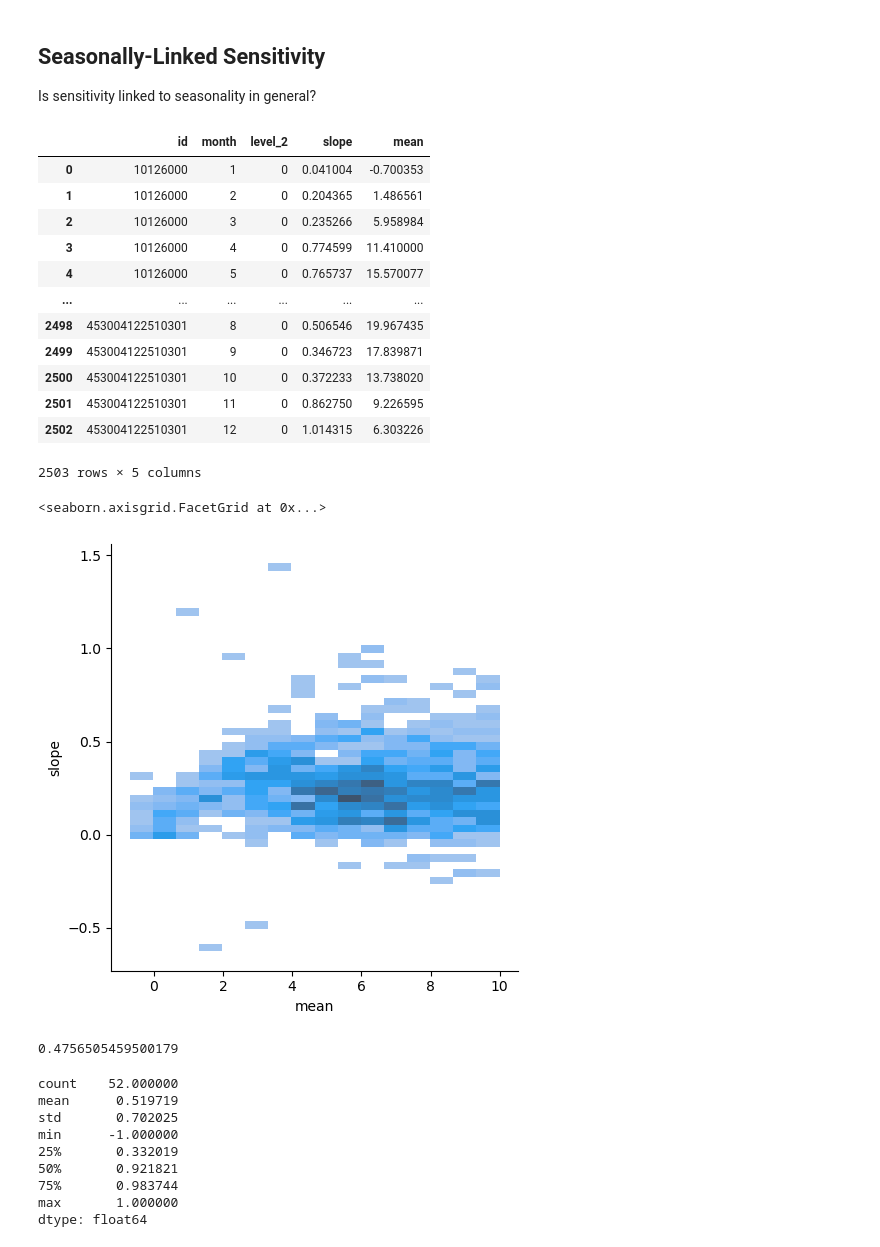
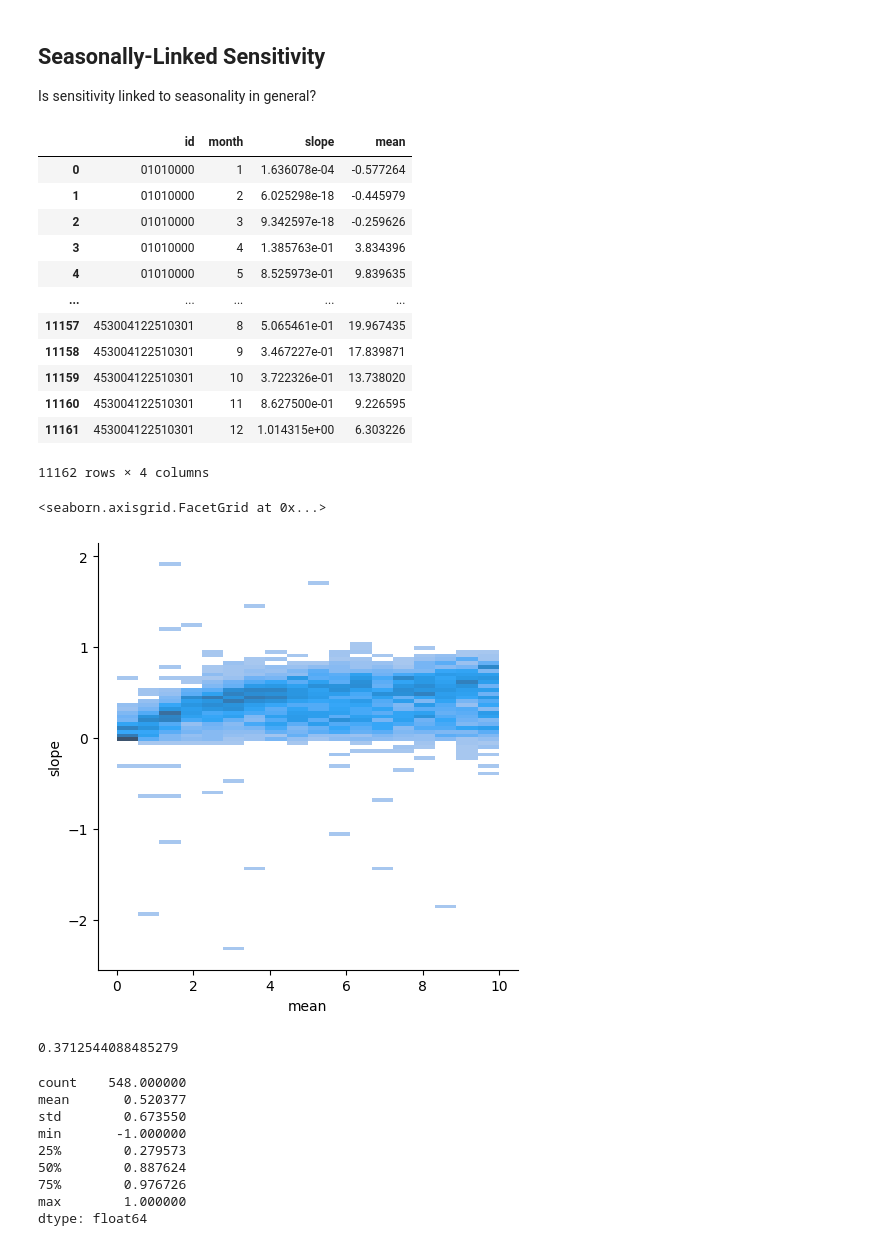
Before and after one commit to mines-ciroh/TempEst-NEWT, a Jupyter notebook: dynamic_sensitivity.ipynb, the cells around one changed output. Cells and saved outputs as stored; diff of their text form; code cells hidden in the pictures.

```diff
--- a/dynamic_sensitivity.ipynb
+++ b/dynamic_sensitivity.ipynb
@@ -147,6 +106,0 @@ weather
-# %%
-x = weather["tmax"].to_numpy()
-x = np.array([np.ones(x.shape), x]).transpose()
-y = weather["slope"].to_numpy()
-fit = np.linalg.lstsq(x, y, rcond=None)[0]
-fit
@@ -246,42 +175,42 @@ def make_slope(data):
     return pd.DataFrame({"slope": [slope], "mean": mean})
 
 data["month"] = data["date"].dt.month
-slopes = data.groupby("id").apply(make_coefs, include_groups=False).groupby(["id", "month"]).apply(make_slope, include_groups=False).reset_index().drop("level_2")
+slopes = data.groupby("id").apply(make_coefs, include_groups=False).groupby(["id", "month"]).apply(make_slope, include_groups=False).reset_index().drop(columns="level_2")
 # %%
 slopes
 # %% [output]
-|  | id | month | level_2 | slope | mean |
-| 0 | 10126000 | 1 | 0 | 0.041004 | -0.700353 |
-| 1 | 10126000 | 2 | 0 | 0.204365 | 1.486561 |
-| 2 | 10126000 | 3 | 0 | 0.235266 | 5.958984 |
-| 3 | 10126000 | 4 | 0 | 0.774599 | 11.410000 |
-| 4 | 10126000 | 5 | 0 | 0.765737 | 15.570077 |
-| ... | ... | ... | ... | ... | ... |
-| 2498 | 453004122510301 | 8 | 0 | 0.506546 | 19.967435 |
-| 2499 | 453004122510301 | 9 | 0 | 0.346723 | 17.839871 |
-| 2500 | 453004122510301 | 10 | 0 | 0.372233 | 13.738020 |
-| 2501 | 453004122510301 | 11 | 0 | 0.862750 | 9.226595 |
-| 2502 | 453004122510301 | 12 | 0 | 1.014315 | 6.303226 |
+|  | id | month | slope | mean |
+| 0 | 01010000 | 1 | 1.636078e-04 | -0.577264 |
+| 1 | 01010000 | 2 | 6.025298e-18 | -0.445979 |
+| 2 | 01010000 | 3 | 9.342597e-18 | -0.259626 |
+| 3 | 01010000 | 4 | 1.385763e-01 | 3.834396 |
+| 4 | 01010000 | 5 | 8.525973e-01 | 9.839635 |
+| ... | ... | ... | ... | ... |
+| 11157 | 453004122510301 | 8 | 5.065461e-01 | 19.967435 |
+| 11158 | 453004122510301 | 9 | 3.467227e-01 | 17.839871 |
+| 11159 | 453004122510301 | 10 | 3.722326e-01 | 13.738020 |
+| 11160 | 453004122510301 | 11 | 8.627500e-01 | 9.226595 |
+| 11161 | 453004122510301 | 12 | 1.014315e+00 | 6.303226 |
-2503 rows × 5 columns
+11162 rows × 4 columns
 # %%
-sns.displot(x="mean", y="slope", data=slopes[(slopes["slope"].abs() < 2.5) & (slopes["mean"] < 10)])
+sns.displot(x="mean", y="slope", data=slopes[(slopes["slope"].abs() < 2.5) & (slopes["mean"] < 10) & (slopes["mean"] > 0)])
 # %% [output]
 <seaborn.axisgrid.FacetGrid at 0x...>
-[figure, old version]
+[figure, new version]
 # %%
 slopes[slopes["mean"] < 3]["mean"].corr(slopes["slope"])
 # %% [output]
-0.4756505459500179
+0.3712544088485279
 # %%
-slopes[slopes["mean"] < 3].groupby("id").apply(lambda x: x["mean"].corr(x["slope"]), include_groups=False).describe()
+slopes[slopes["mean"] < 5].groupby("id").apply(lambda x: x["mean"].corr(x["slope"]), include_groups=False).describe()
 # %% [output]
-count    52.000000
-mean      0.519719
-std       0.702025
-min      -1.000000
-25%       0.332019
-50%       0.921821
-75%       0.983744
-max       1.000000
+count    548.000000
+mean       0.520377
+std        0.673550
+min       -1.000000
+25%        0.279573
+50%        0.887624
+75%        0.976726
+max        1.000000
 dtype: float64
 # %% [markdown]
```
Also changed, not shown: parts of 17 cells of this notebook, 1 other file.
